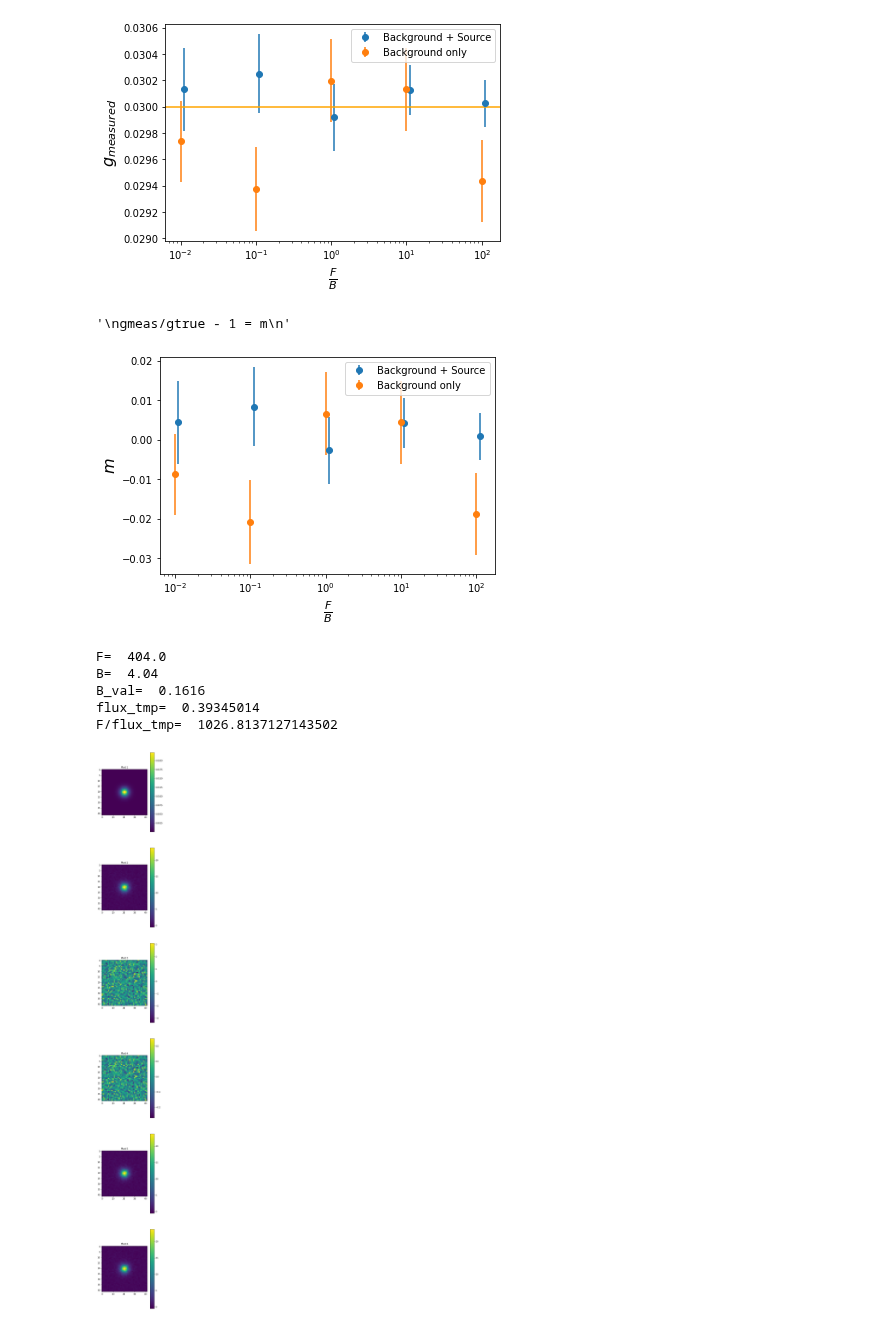
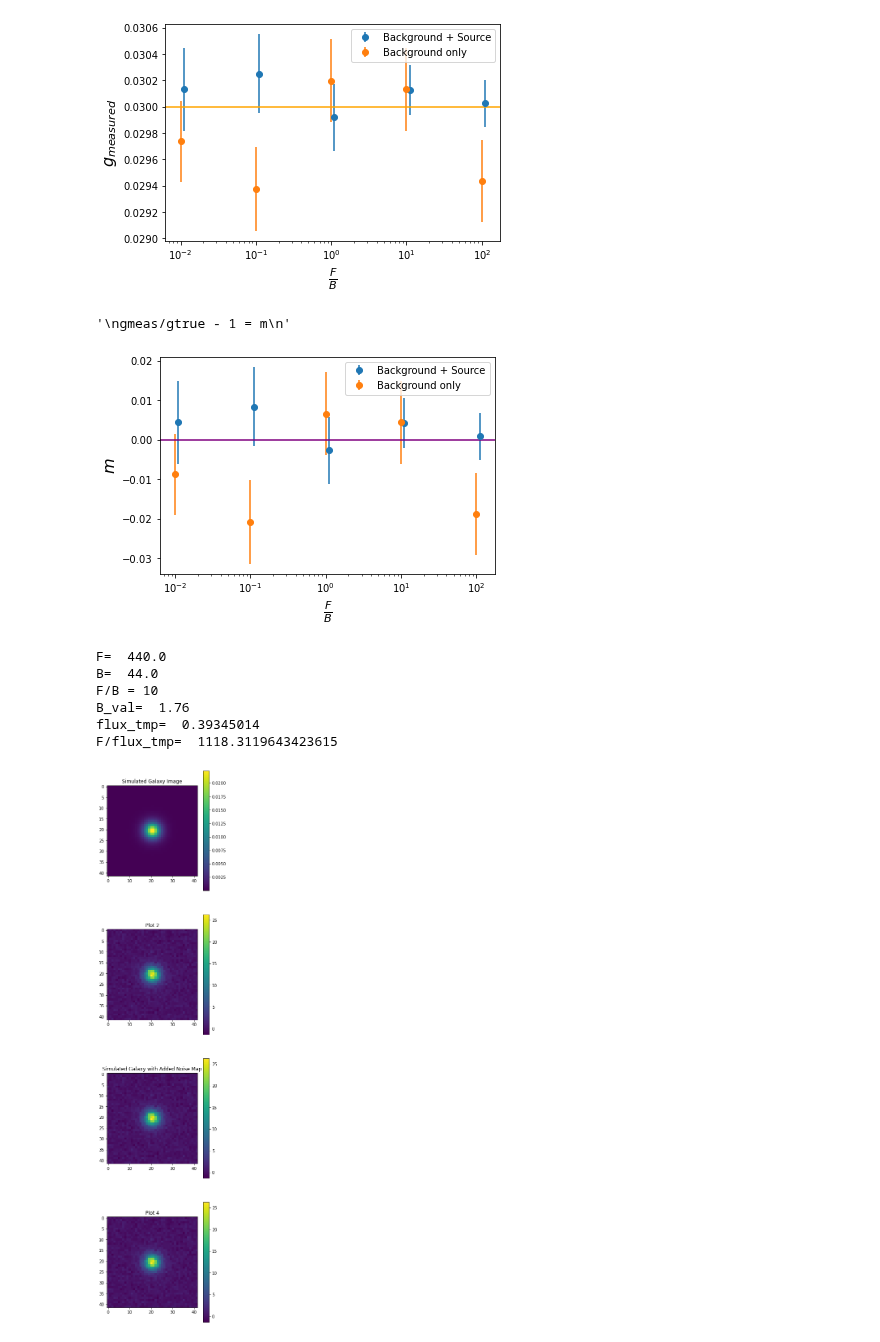
Before and after one commit to norrisbach/Metacal, a Jupyter notebook: metacalUpdated.ipynb, the cells around one changed output. Cells and saved outputs as stored; diff of their text form; code cells hidden in the pictures.

```diff
--- a/metacalUpdated.ipynb
+++ b/metacalUpdated.ipynb
@@ -329,9 +329,9 @@ gmeas/gtrue - 1 = m
 '\ngmeas/gtrue - 1 = m\n'
 [figure]
 # %%
-#How do I find the yerr value? Do I just put the shear measurement error in place of gmeas in gmeas/gtrue - 1 = m?
 plt.errorbar(np.array(ans1[0])*1.1, (np.array(ans1[1])/shear_true[0]-1), yerr=np.array(ans1[3])/shear_true[0], fmt='o', label='Background + Source')
 plt.errorbar(ans2[0], (np.array(ans2[1])/shear_true[0]-1), yerr=np.array(ans2[3])/shear_true[0], fmt='o', label='Background only')
+plt.axhline(0, color="purple")
 plt.xscale("log")
 plt.xlabel(r'$\frac{F}{B}$', fontsize=16)
 plt.ylabel(r'$m$', fontsize=16)
@@ -341,7 +341,7 @@ gmeas/gtrue - 1 = m
 """
 # %% [output]
 '\ngmeas/gtrue - 1 = m\n'
-[figure, old version]
+[figure, new version]
 # %%
 """
 im_noiseNormal = im
@@ -436,7 +436,7 @@ psf_fwhm = 0.9
 gal_hlr  = 0.5
 noise = 0.001
 SbyN = 20
-FbyB = 100
+FbyB = 10
 random = galsim.BaseDeviate()
 rng = np.random.RandomState()
 
@@ -456,8 +456,10 @@ std_tmp =  5
 F = SbyN**2.*(1+FbyB)/FbyB
 B = F/FbyB
 B_val = B/25.0
+F_val=F/25.0
 print("F= ", F)
 print("B= ", B)
+print("F/B =", FbyB)
 print("B_val= ", B_val)
 
 otherIm = (im/flux_tmp)*F
@@ -467,48 +469,42 @@ variance_array = np.ones_like(otherIm.array)*(B_val+otherIm.array)/std_tmp**2
 noise_array = rng.normal(scale=1, size=otherIm.array.shape)
 noise_array_norm = noise_array/std_tmp
 noise_image_final = noise_array_norm*np.sqrt(B_val + otherIm.array)
+noise_image_final_Bonly = noise_array_norm*np.sqrt(B_val + F_val)/std_tmp
 
 otherImWithNoise = otherIm.array
 otherImWithNoise += noise_image_final
 
 otherImWithBackgroundNoise = otherIm.array
 otherImWithBackgroundNoise += noise_image_final_Bonly
 
 print("flux_tmp= ", flux_tmp)
 print("F/flux_tmp= ", F/flux_tmp)
 
 
-fig1, (ax1, ax2, ax3, ax4, ax5, ax6) = plt.subplots(6, figsize=(5,50))
+fig1, (ax1, ax2, ax3, ax4) = plt.subplots(4, figsize=(5,25))
 
 plot1 = ax1.imshow(im.array)
 plt.colorbar(plot1, ax = ax1)
-ax1.set_title("Plot 1")
+ax1.set_title("Simulated Galaxy Image")
 
 plot2 = ax2.imshow(otherIm.array)
 plt.colorbar(plot2, ax = ax2)
 ax2.set_title("Plot 2")
 
-plot3 = ax3.imshow(noise_array)
+plot3 = ax3.imshow(otherImWithNoise)
 plt.colorbar(plot3, ax = ax3)
-ax3.set_title("Plot 3")
+ax3.set_title("Simulated Galaxy with Added Noise Map")
 
-plot4 = ax4.imshow(noise_image_final_Bonly)
+plot4 = ax4.imshow(otherImWithBackgroundNoise)
 plt.colorbar(plot4, ax = ax4)
 ax4.set_title("Plot 4")
 
-plot5 = ax5.imshow(otherImWithNoise)
-plt.colorbar(plot5, ax = ax5)
-ax5.set_title("Plot 5")
-
-plot6 = ax6.imshow(otherImWithBackgroundNoise)
-plt.colorbar(plot6, ax = ax6)
-ax6.set_title("Plot 6")
-
 plt.show()
 # %% [output]
-F=  404.0
-B=  4.04
-B_val=  0.1616
+F=  440.0
+B=  44.0
+F/B = 10
+B_val=  1.76
 flux_tmp=  0.39345014
-F/flux_tmp=  1026.8137127143502
+F/flux_tmp=  1118.3119643423615
-[figure, old version]
+[figure, new version]
```
